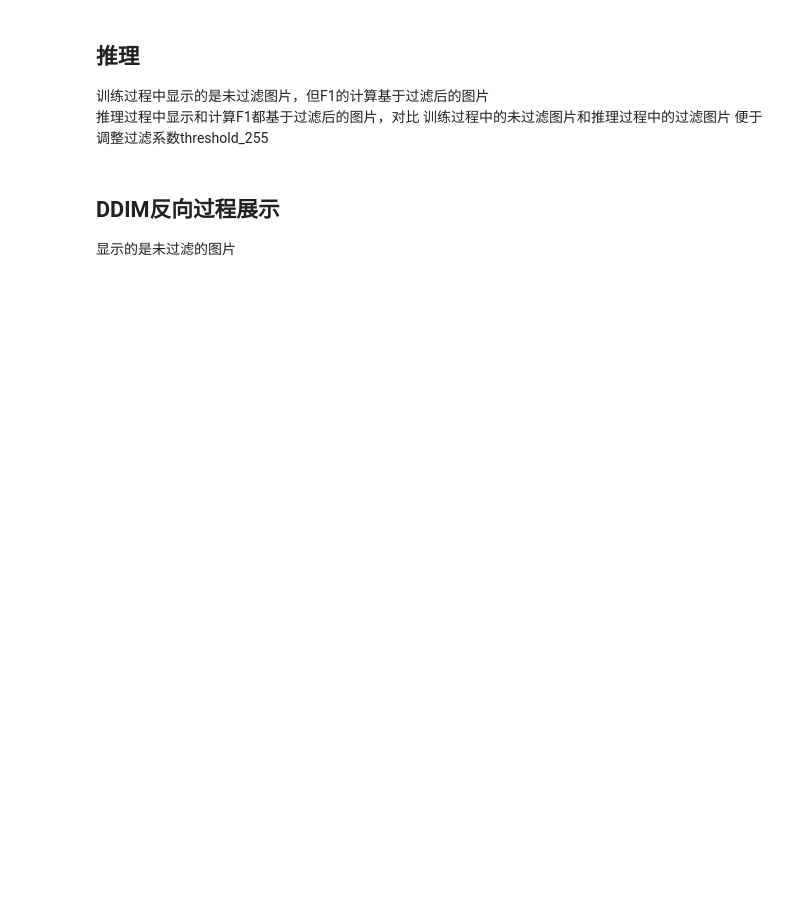
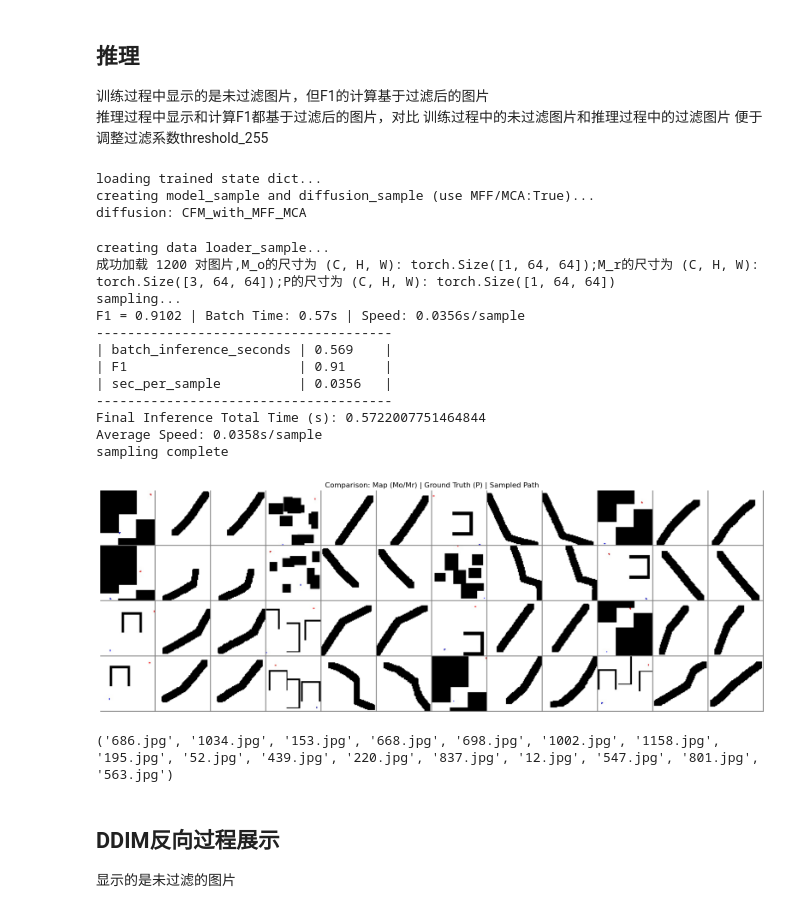
Before and after one commit to Pengskr/DiffRP_IDDPM, a Jupyter notebook: scripts/main.ipynb, the cells around one changed output. Cells and saved outputs as stored; diff of their text form; code cells hidden in the pictures; blank space fills up the shorter version.

```diff
--- a/scripts/main.ipynb
+++ b/scripts/main.ipynb
@@ -41,7 +41,7 @@ def create_argparser():
         batch_size=16,
         image_size=64,
 
-        biased_initialization = 1e-3,   # 是否使用 偏置初始化-范式P2
+        biased_initialization = 0,   # 是否使用 偏置初始化-范式P2
         weight_path_similarity = 0,     # 路径相似度损失，要求恢复的图像和路径尽可能相似
         use_MFF_MAC = True,             # 是否使用 MFF_MAC
         Path_inverse = True,            # 路径是否反相，似乎 反相 的效果更好
@@ -50,7 +50,7 @@ def create_argparser():
         schedule_sampler="loss-second-moment",
         lr=1e-4,                        # Adamw的学习率
         weight_decay=0.0,               # Adamw的权重衰减
-        lr_anneal_steps=50000,
+        lr_anneal_steps=20000,
         microbatch=-1,                  # -1 disables microbatches
         ema_rate="0.999",               # comma-separated list of EMA values
         resume_checkpoint="",
@@ -151,7 +177,7 @@ logger.log("loading trained state dict...")
 if train:
     model_path=os.path.join(os.environ["OPENAI_LOGDIR"], 'model.pt' )
 else:
-    model_path='../my_model_checkpoints/2026-04-27-18-16-38-CFM_True-P2_0-path_simil0-MFF_MAC-True-PATH_20PIXEL-path_inv_True-img64-batch_16-epochs50000/model.pt'
+    model_path='../my_model_checkpoints/2026-04-19-16-20-21-CFM_False-P2_0-path_simil0-MFF_MAC-True-PATH_20PIXEL-path_inv_True-img64-batch_16-epochs20000/model_ema.pt'
 
 logger.log(f"creating model_sample and diffusion_sample (use MFF/MCA:{args.use_MFF_MAC})...")
 model, diffusion = create_model_and_diffusion(
@@ -202,33 +228,51 @@ while len(all_images) * args.batch_size < args.num_samples:
     sample_filtered = sample_filtered.contiguous()
 
     gathered_samples_filtered = [th.zeros_like(sample_filtered) for _ in range(dist.get_world_size())]
     dist.all_gather(gathered_samples_filtered, sample_filtered)  # gather not supported with NCCL
     all_images.extend([sample_filtered.cpu().numpy() for sample_filtered in gathered_samples_filtered])
 
 total_inference_time = time.time() - inference_start_time
 if dist.get_rank() == 0:
     logger.log(f"Final Inference Total Time (s): {total_inference_time}")
     logger.log(f"Average Speed: {total_inference_time / (len(all_images) * args.batch_size):.4f}s/sample")
 
 
 arr = np.concatenate(all_images, axis=0)
 arr = arr[: args.num_samples]
 if args.class_cond:
     label_arr = np.concatenate(all_labels, axis=0)
     label_arr = label_arr[: args.num_samples]
 if dist.get_rank() == 0:
     shape_str = "x".join([str(x) for x in arr.shape])
     out_path = os.path.join(logger.get_dir(), f"samples_{shape_str}.npz")
     # logger.log(f"saving to {out_path}")
     if args.class_cond:
         np.savez(out_path, arr, label_arr)
     else:
         np.savez(out_path, arr)
 
 dist.barrier()
 logger.log("sampling complete")
 
 show_samples(args, arr, M_r, P, img_name)
+# %% [output]
+loading trained state dict...
+creating model_sample and diffusion_sample (use MFF/MCA:True)...
+diffusion: CFM_with_MFF_MCA
+creating data loader_sample...
+成功加载 1200 对图片,M_o的尺寸为 (C, H, W): torch.Size([1, 64, 64]);M_r的尺寸为 (C, H, W): torch.Size([3, 64, 64]);P的尺寸为 (C, H, W): torch.Size([1, 64, 64])
+sampling...
+F1 = 0.9102 | Batch Time: 0.57s | Speed: 0.0356s/sample
+--------------------------------------
+| batch_inference_seconds | 0.569    |
+| F1                      | 0.91     |
+| sec_per_sample          | 0.0356   |
+--------------------------------------
+Final Inference Total Time (s): 0.5722007751464844
+Average Speed: 0.0358s/sample
+sampling complete
+[figure, added]
+('686.jpg', '1034.jpg', '153.jpg', '668.jpg', '698.jpg', '1002.jpg', '1158.jpg', '195.jpg', '52.jpg', '439.jpg', '220.jpg', '837.jpg', '12.jpg', '547.jpg', '801.jpg', '563.jpg')
 # %% [markdown]
 ## DDIM反向过程展示
 显示的是未过滤的图片
```
Also changed, not shown: parts of 3 cells of this notebook, 2 other files.
